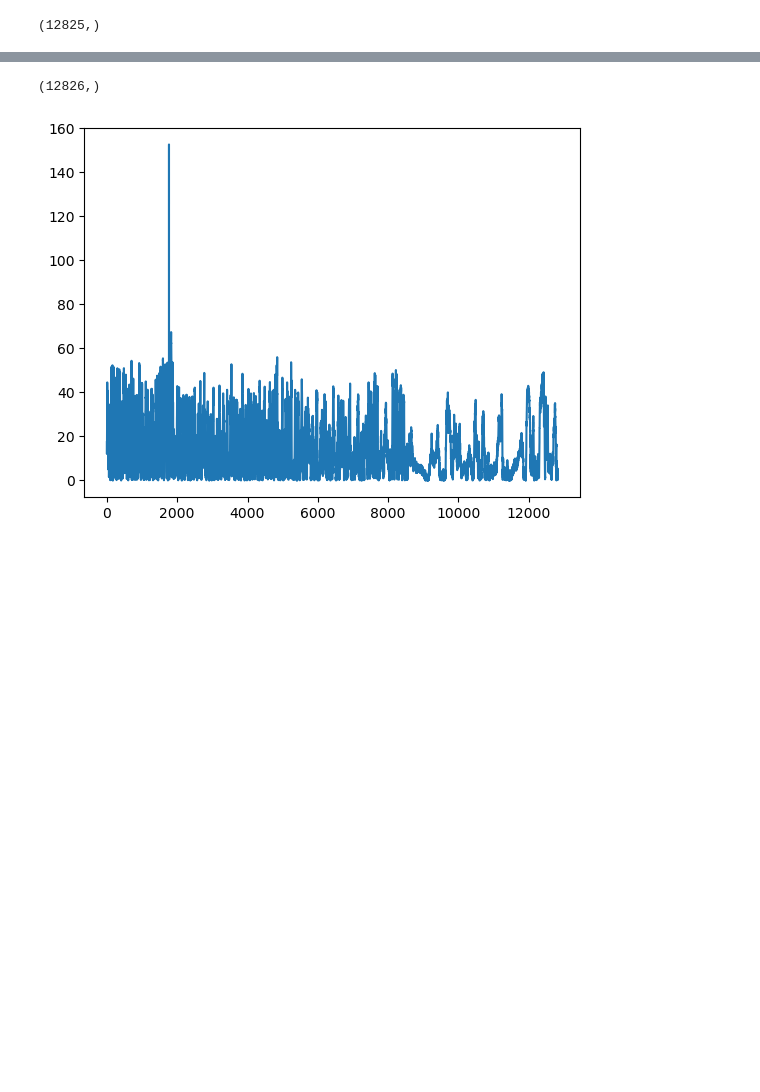
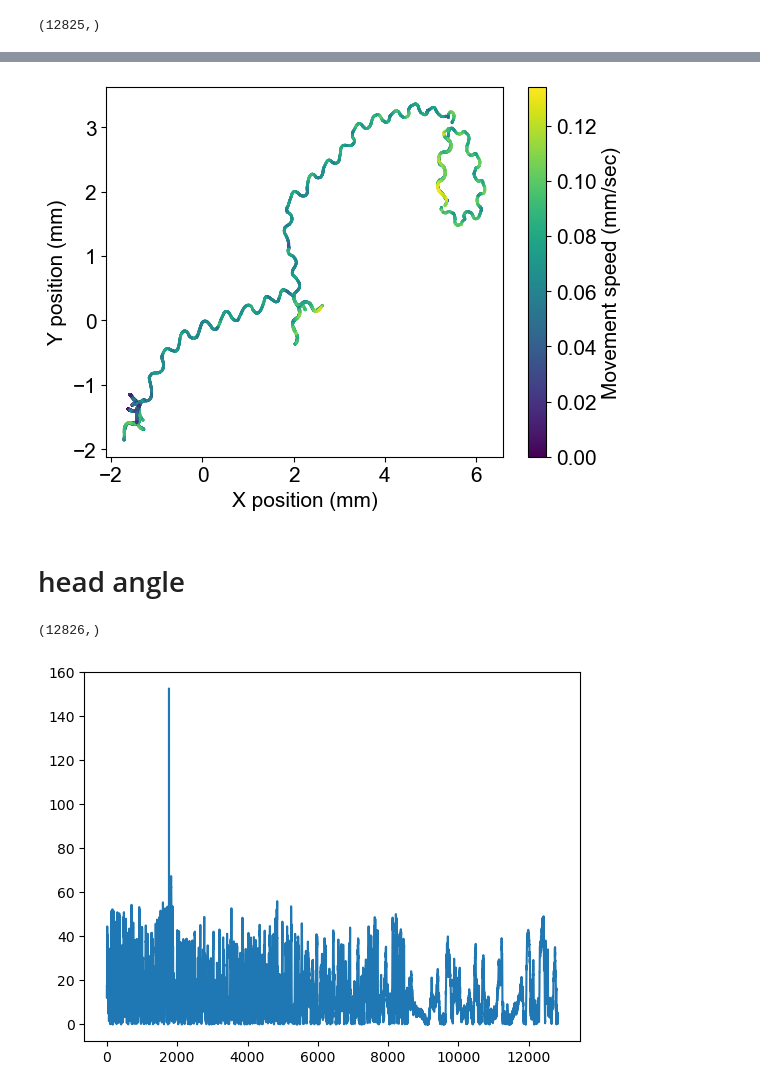
Before and after one commit to MunibH/g5ht-pipeline, a Jupyter notebook: view_h5_data.ipynb, the cells around one changed output, grey strips where cells are left out. Cells and saved outputs as stored; diff of their text form; code cells hidden in the pictures; blank space fills up the shorter version.

```diff
--- a/view_h5_data.ipynb
+++ b/view_h5_data.ipynb
@@ -312,3 +403,16 @@ plt.show()
+# %%
+# plot stage position, color by speed
+plt.figure()
+plt.scatter(pos_stage[:-1,0]/10000, pos_stage[:-1,1]/10000, c=speed_smooth_interp, cmap='viridis', s=1)
+plt.xlabel('X position (mm)')
+plt.ylabel('Y position (mm)')
+plt.colorbar(label='Movement speed (mm/sec)')
+# plt.savefig(r'C:\Users\munib\Downloads\speed_color.png', dpi=300
+plt.show()
+# %% [output]
+[figure, added]
+# %% [markdown]
+# head angle
 # %%
 # calculate head angle from pos_feature as relative angle between nose-head and head-pharynx vectors
 vec_nose_head = pos_feature[:,0:2,1] - pos_feature[:,0:2,0]  # shape (T, 2)
```
Also changed, not shown: parts of 10 cells of this notebook, 4 other files.
